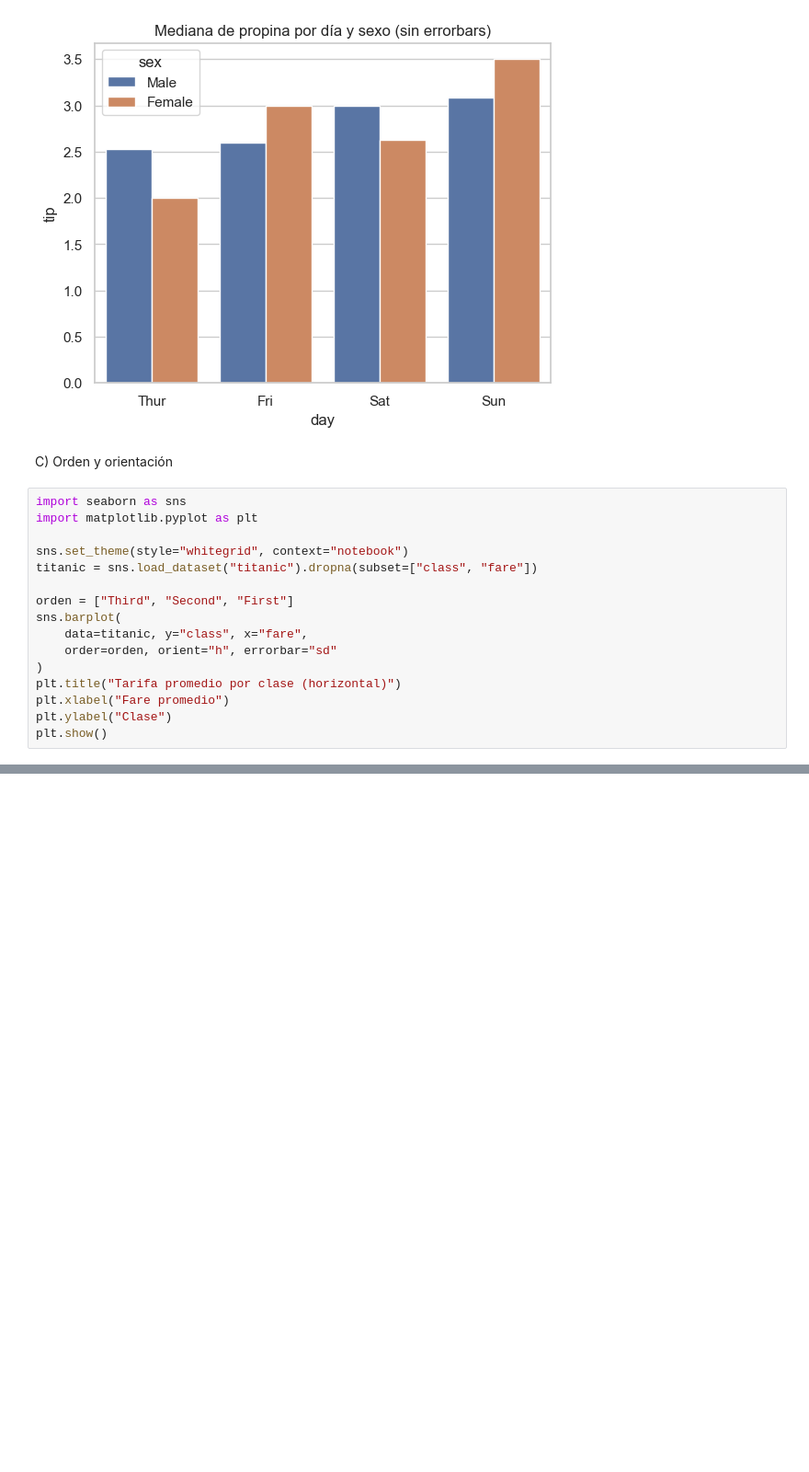
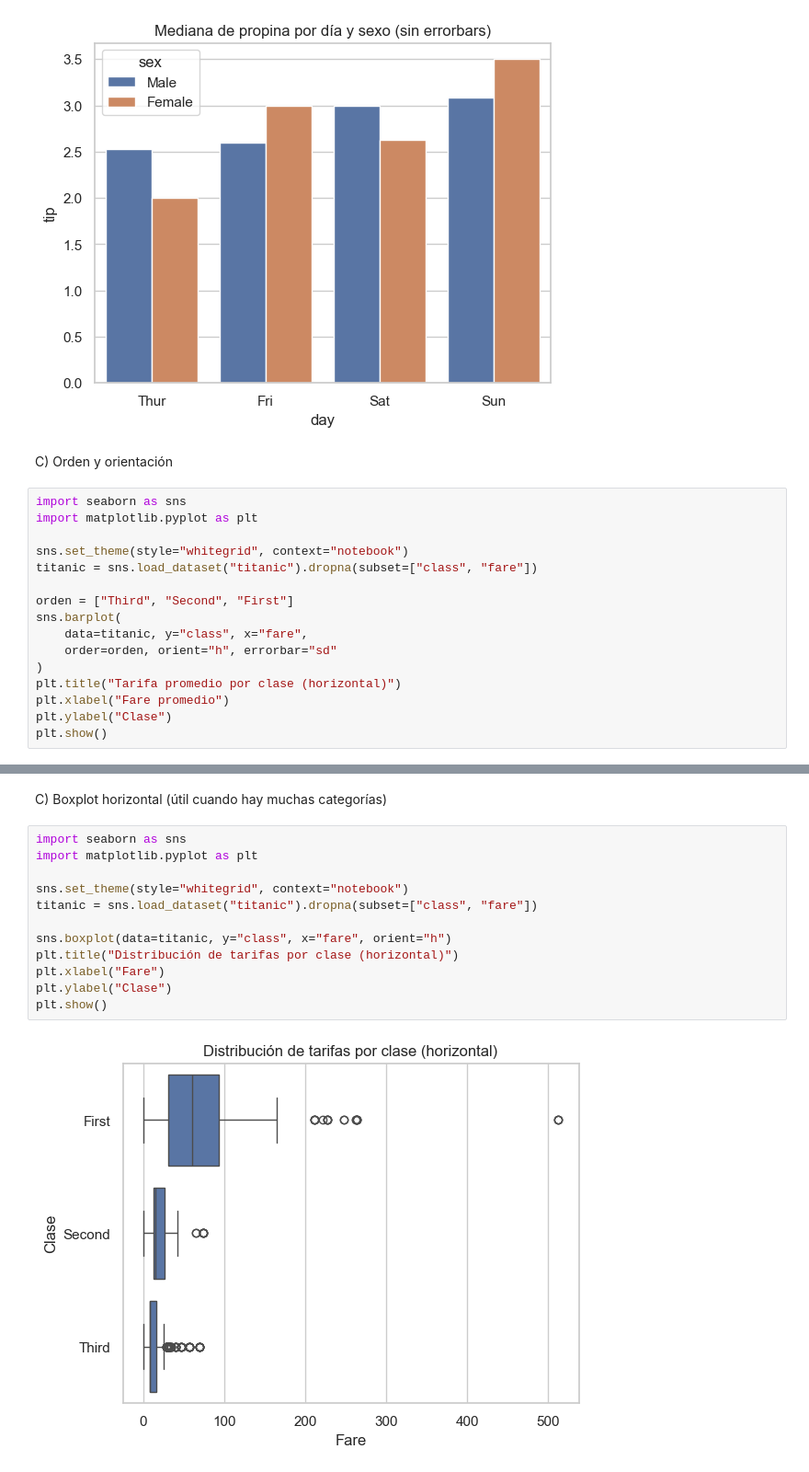
Before and after one commit to wilson-j-insaurralde/Seaborn, a Jupyter notebook: teoria/004_Gráficos categóricos.ipynb, the cells around one changed output, grey strips where cells are left out. Shown at 92% size. Drawn from its saved outputs; the diff is of its cells as text; blank space fills up the shorter version.

```diff
--- a/teoria/004_Gráficos categóricos.ipynb
+++ b/teoria/004_Gráficos categóricos.ipynb
@@ -58,0 +100,16 @@ plt.show()
+# %% [markdown]
+C) Boxplot horizontal (útil cuando hay muchas categorías)
+# %%
+import seaborn as sns
+import matplotlib.pyplot as plt
+
+sns.set_theme(style="whitegrid", context="notebook")
+titanic = sns.load_dataset("titanic").dropna(subset=["class", "fare"])
+
+sns.boxplot(data=titanic, y="class", x="fare", orient="h")
+plt.title("Distribución de tarifas por clase (horizontal)")
+plt.xlabel("Fare")
+plt.ylabel("Clase")
+plt.show()
+# %% [output]
+[figure, added]
```
Also changed, not shown: parts of 23 cells of this notebook.
